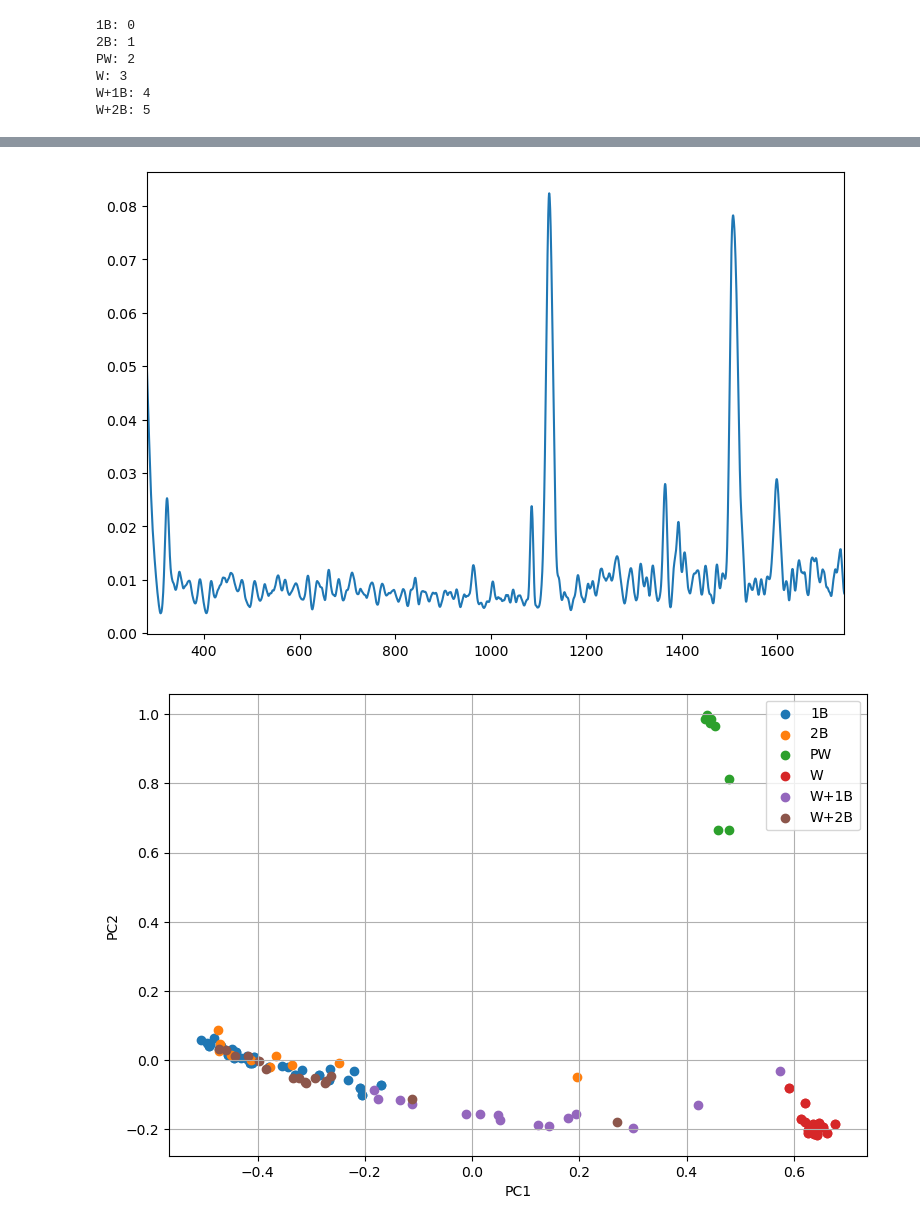
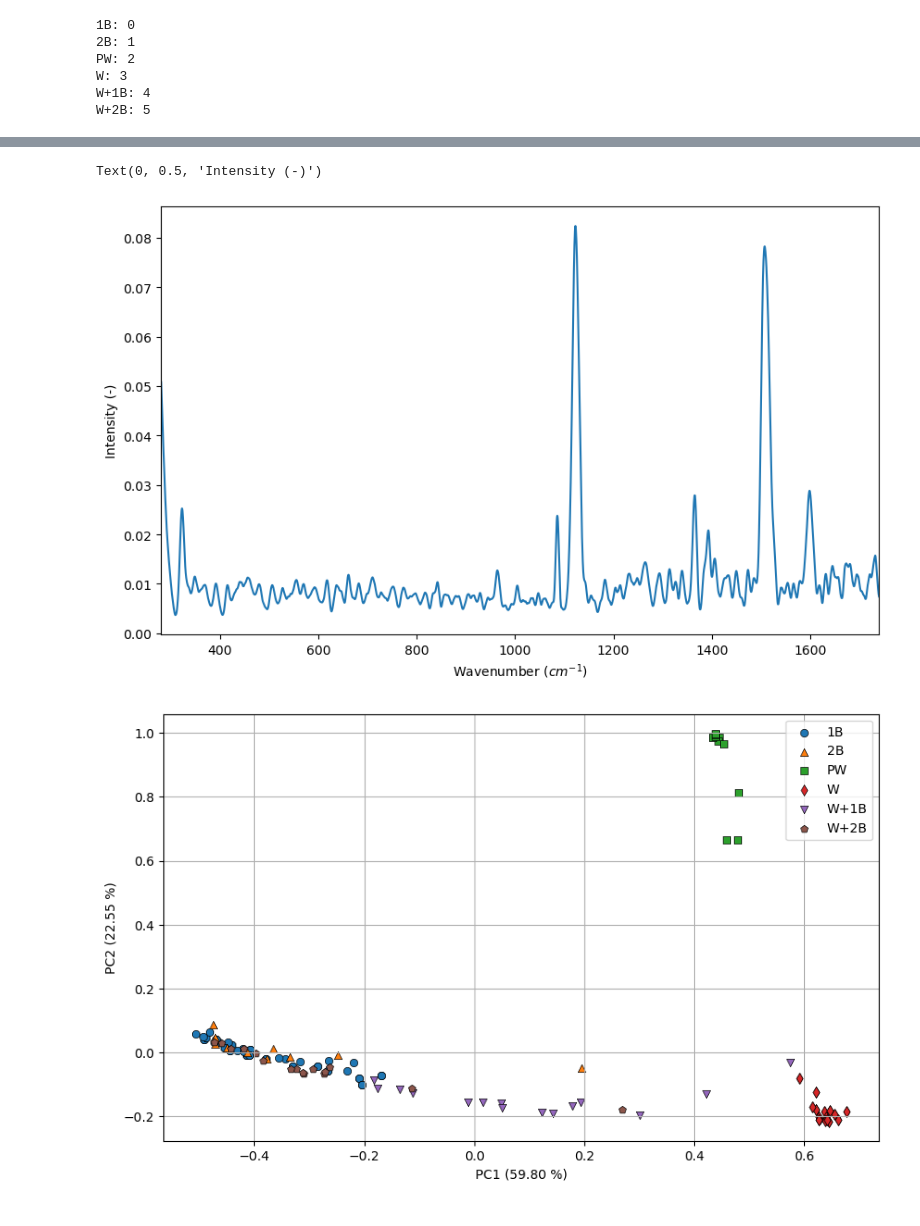
Before and after one commit to DerZ115/raman-pca, a Jupyter notebook: pca.ipynb, the cells around one changed output, grey strips where cells are left out. Cells and saved outputs as stored; diff of their text form; code cells hidden in the pictures.

```diff
--- a/pca.ipynb
+++ b/pca.ipynb
@@ -10,6 +10,7 @@ import numpy as np
 import pandas as pd
 
 from matplotlib import style
+from itertools import cycle
 from sklearn.decomposition import PCA
 
 from sklearn.preprocessing import Normalizer
@@ -21,7 +22,7 @@ from raman_lib.preprocessing import (BaselineCorrector,
 from raman_lib.misc import load_data
 
 style.use("default")
-plt.rcParams['figure.figsize'] = [9, 6]
+plt.rcParams['figure.figsize'] = [10, 6]
 plt.rcParams['figure.dpi'] = 100
 # %% [markdown]
 Settings
@@ -90,25 +107,31 @@ plt.margins(x=0)
 # %%
 X_norm = Normalizer().fit_transform(X_smooth)
 
 plt.plot(wns_reduced, X_norm.mean(axis=0))
 plt.margins(x=0)
+
+plt.xlabel("Wavenumber ($cm^{-1}$)")
+plt.ylabel("Intensity (-)")
 # %% [output]
+Text(0, 0.5, 'Intensity (-)')
-[figure, old version]
+[figure, new version]
 # %%
 pca = PCA(n_components=2)
 
 X_pca = pca.fit_transform(X_norm)
 # %%
-for i in range(len(y_key)):
-    plt.scatter(X_pca[y==i, 0], X_pca[y==i, 1], label = y_key[i])
+shapes = cycle(["o", "^", "s", "d", "v", "p", "P", "*", "<", ">"])
 
-plt.xlabel("PC1")
-plt.ylabel("PC2")
+for i, marker in zip(range(len(y_key)), shapes):
+    plt.scatter(X_pca[y==i, 0], X_pca[y==i, 1], label = y_key[i], marker=marker, edgecolors="k", linewidths=0.5)
+
+plt.xlabel(f"PC1 ({(pca.explained_variance_ratio_[0] * 100):.2f} %)")
+plt.ylabel(f"PC2 ({(pca.explained_variance_ratio_[1] * 100):.2f} %)")
 plt.legend()
 
 plt.grid()
 # %% [output]
-[figure, old version]
+[figure, new version]
 # %%
 for i, component in enumerate(pca.components_):
     plt.plot(wns_reduced, component, label=f"PC{i+1}")
```
Also changed, not shown: parts of 5 cells of this notebook, 1 other file.
